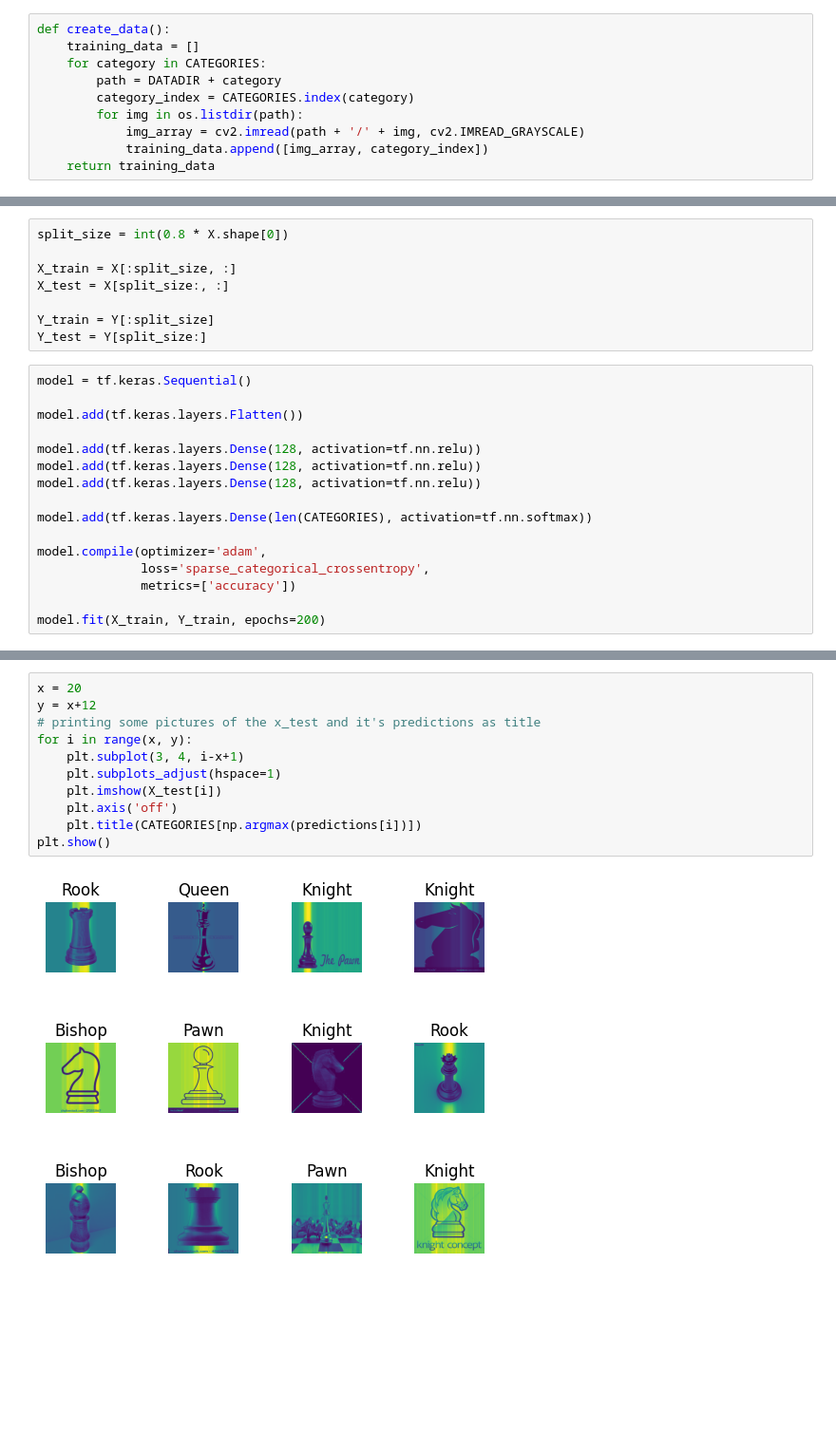
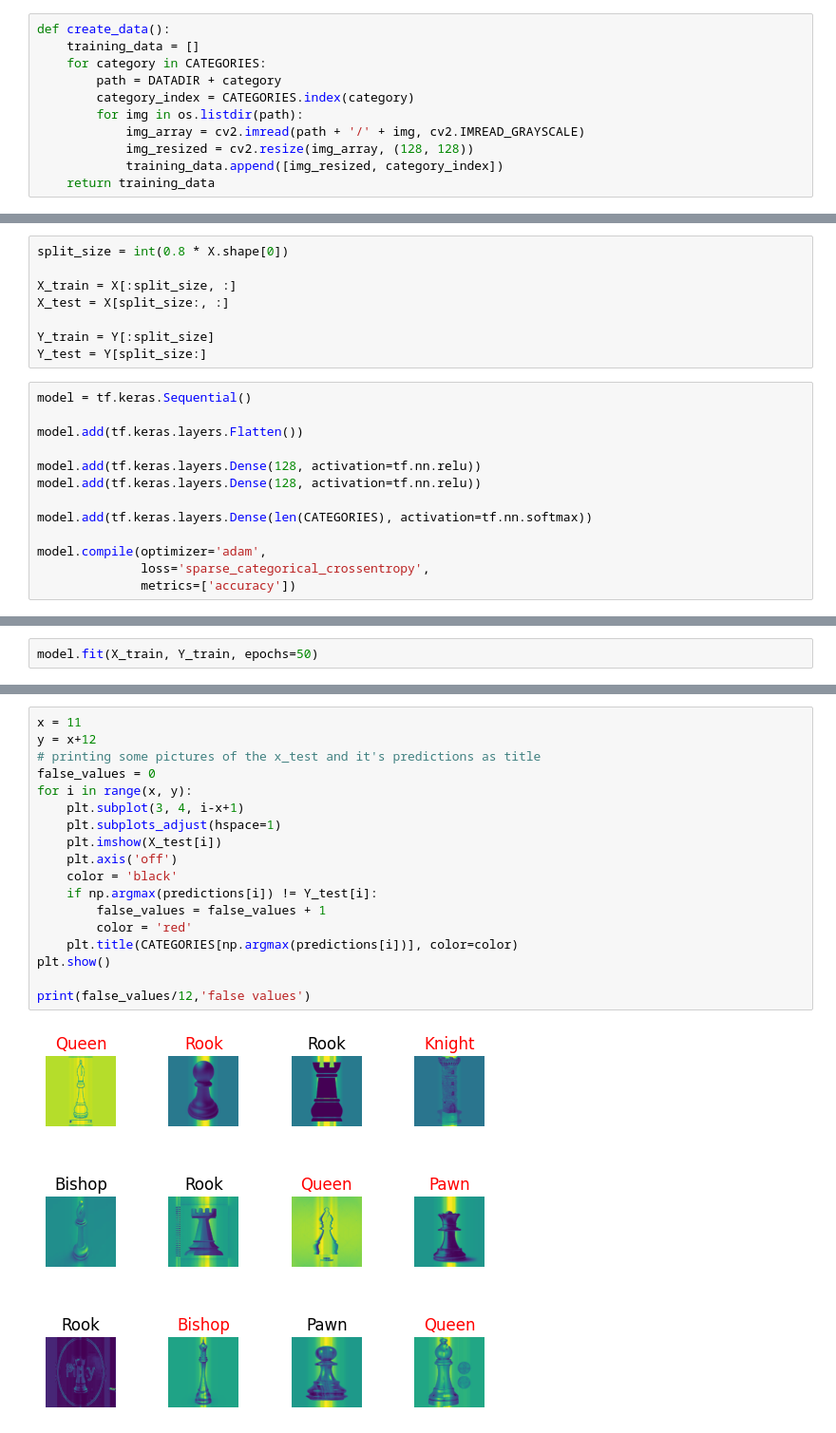
Before and after one commit to khirobenn/Deep-Learning, a Jupyter notebook: chess_model.ipynb, the cells around one changed output, grey strips where cells are left out. Shown at 95% size. Cells and saved outputs as stored; diff of their text form; blank space fills up the shorter version.

Commit message:
Trying to improve the model. Good accuracy and good loss but bad prediction

```diff
--- a/chess_model.ipynb
+++ b/chess_model.ipynb
@@ -14,7 +14,8 @@ def create_data():
         category_index = CATEGORIES.index(category)
         for img in os.listdir(path):
             img_array = cv2.imread(path + '/' + img, cv2.IMREAD_GRAYSCALE)
-            training_data.append([img_array, category_index])
+            img_resized = cv2.resize(img_array, (128, 128))
+            training_data.append([img_resized, category_index])
     return training_data
 # %%
 training_data = create_data()
@@ -63,7 +62,6 @@ model = tf.keras.Sequential()
 
 model.add(tf.keras.layers.Flatten())
 
-model.add(tf.keras.layers.Dense(128, activation=tf.nn.relu))
 model.add(tf.keras.layers.Dense(128, activation=tf.nn.relu))
 model.add(tf.keras.layers.Dense(128, activation=tf.nn.relu))
 
@@ -72,5 +70,3 @@ model.add(tf.keras.layers.Dense(len(CATEGORIES), activation=tf.nn.softmax))
 model.compile(optimizer='adam',
               loss='sparse_categorical_crossentropy',
               metrics=['accuracy'])
-
-model.fit(X_train, Y_train, epochs=200)
@@ -95,0 +73,2 @@ Epoch 200/200
+# %%
+model.fit(X_train, Y_train, epochs=50)
@@ -104,13 +102,20 @@ predictions = model.predict(X_test)
 # %%
-x = 20
+x = 11
 y = x+12
 # printing some pictures of the x_test and it's predictions as title
+false_values = 0
 for i in range(x, y):
     plt.subplot(3, 4, i-x+1)
     plt.subplots_adjust(hspace=1)
     plt.imshow(X_test[i])
     plt.axis('off')
-    plt.title(CATEGORIES[np.argmax(predictions[i])])
+    color = 'black'
+    if np.argmax(predictions[i]) != Y_test[i]:
+        false_values = false_values + 1
+        color = 'red'
+    plt.title(CATEGORIES[np.argmax(predictions[i])], color=color)
 plt.show()
+
+print(false_values/12,'false values')
 # %% [output]
-[figure, old version]
+[figure, new version]
```
Also changed, not shown: parts of 10 cells of this notebook.
